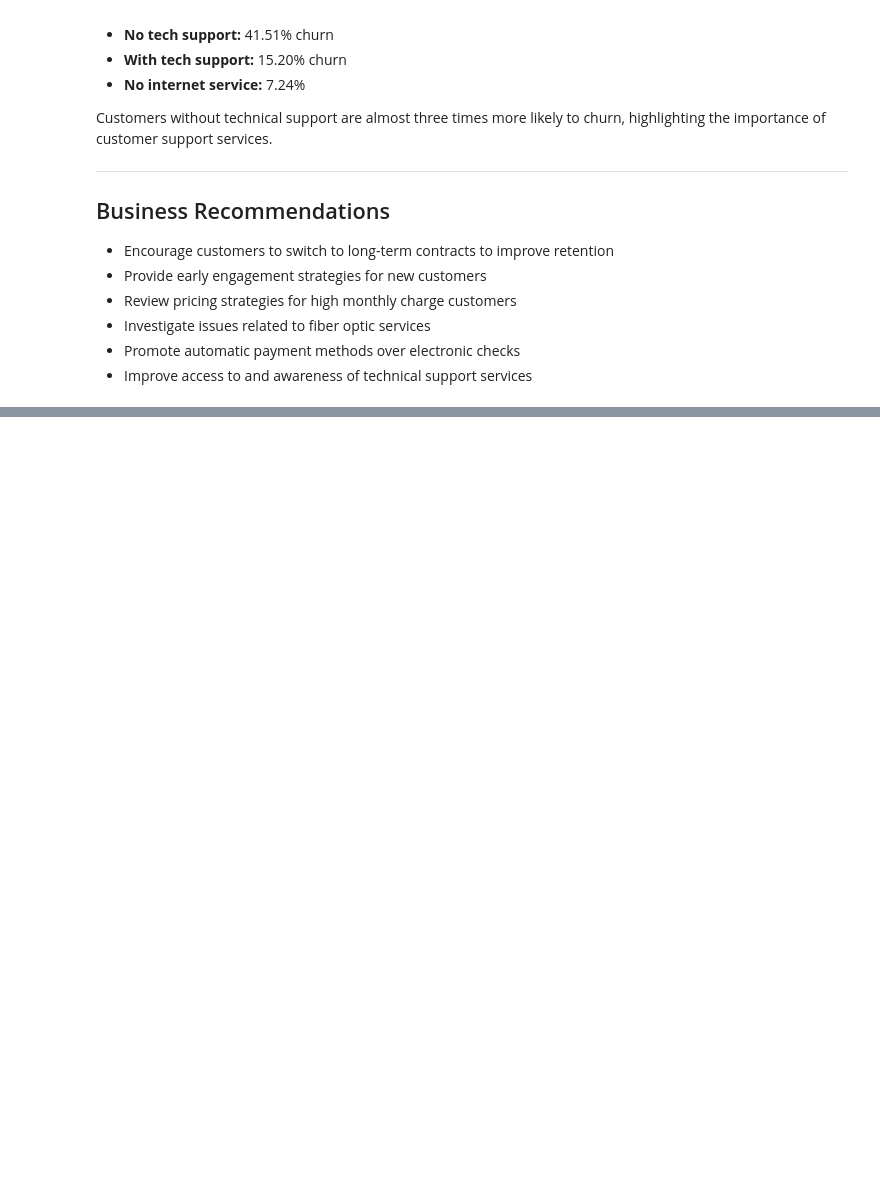
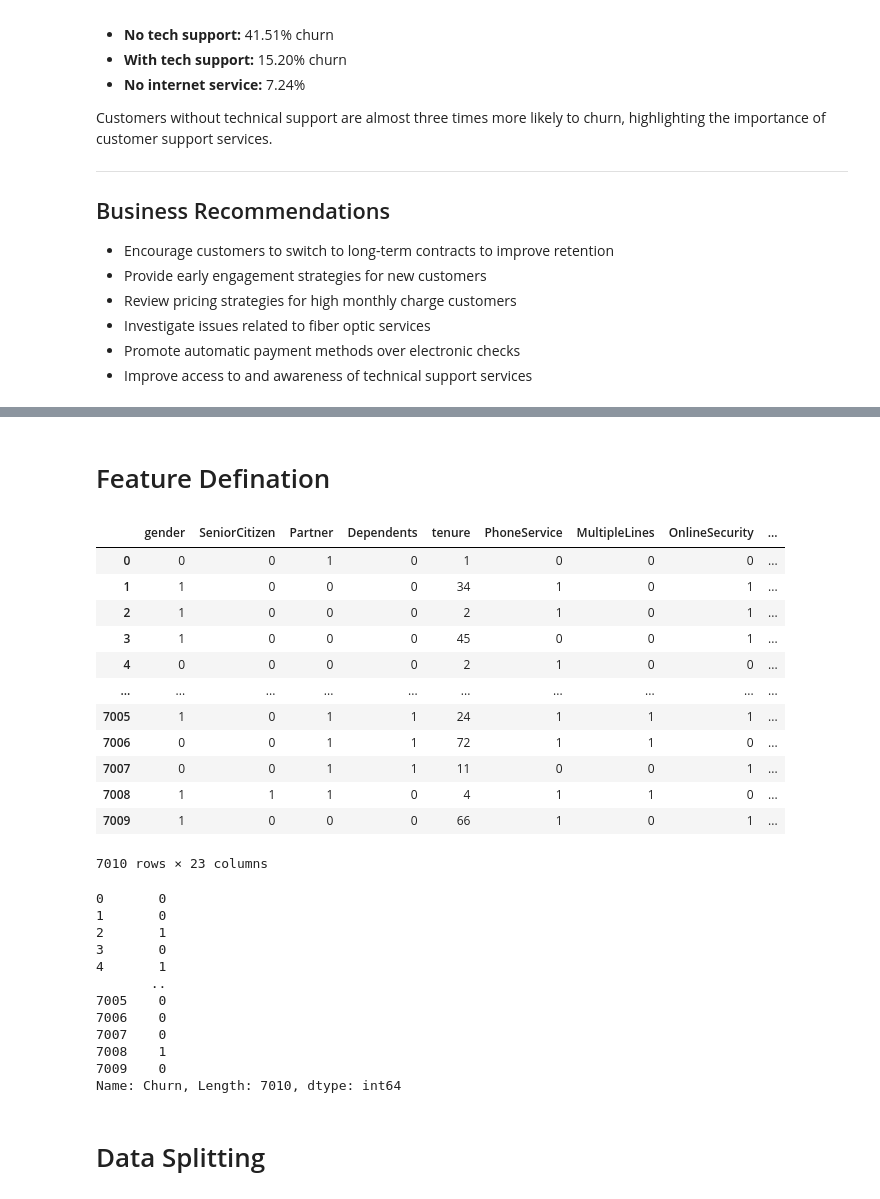
Before and after one commit to daneetjie/CYO_project, a Jupyter notebook: data_exploration_and_cleaning.ipynb, the cells around one changed output, grey strips where cells are left out. Saved outputs shown, nothing was run; the diff lists cells and outputs as text; code cells hidden in the pictures; blank space fills up the shorter version.

Commit message:
Added preprocessing pipeline and processed datasets

```diff
--- a/data_exploration_and_cleaning.ipynb
+++ b/data_exploration_and_cleaning.ipynb
@@ -323,0 +332,3 @@ Customers without technical support are almost three times more likely to churn,
+# %%
+df = pd.read_csv('clean_dataset.csv')
+df.head()
@@ -323,0 +438,17 @@ Customers without technical support are almost three times more likely to churn,
+# %%
+# replaces "no internet service" and "no phone service" values in the columns to "no". To keep binary consistency
+df.replace(
+    {
+        "no internet service" : "no",
+        "no phone service" : "no"
+
+    }, inplace =True
+)
+
+print(df['OnlineSecurity'].unique())
+print(df['OnlineBackup'].unique())
+print(df['MultipleLines'].unique())
+print(df['StreamingTV'].unique())
+print(df['DeviceProtection'].unique())
+print(df['TechSupport'].unique())
+print(df['StreamingMovies'].unique())
@@ -323,0 +465,12 @@ Customers without technical support are almost three times more likely to churn,
+# %%
+# manually encode textual binary columns to number, to prevent the addition of extra columns
+binary_columns = ['Partner', 'Dependents', 'PhoneService', 'MultipleLines',
+    'OnlineSecurity', 'OnlineBackup', 'DeviceProtection',
+    'TechSupport', 'StreamingTV', 'StreamingMovies', 'PaperlessBilling']
+
+for col in binary_columns :
+    df[col] =df[col].map({'yes':1, 'no':0})
+
+# Males:1, Females:0
+df['gender'] = df['gender'].map({'male':1, 'female':0})
+display(df.head())
@@ -323,0 +484,6 @@ Customers without technical support are almost three times more likely to churn,
+# %%
+# For columns with more than 2 categories, use one-hot encoding
+df_encoded = pd.get_dummies(df, columns=['Contract', 'InternetService', 'PaymentMethod'], drop_first=True)
+
+display(df_encoded.head())
+print('Shape after encoding:', df_encoded.shape)
@@ -323,0 +499,36 @@ Customers without technical support are almost three times more likely to churn,
+# %% [markdown]
+# Feature Defination
+# %%
+# Define the target column and the feautes used to predict the target
+x = df_encoded.drop(['Churn'], axis =1)
+y = df_encoded['Churn']
+
+display(x,y)
+# %% [output]
+|  | gender | SeniorCitizen | Partner | Dependents | tenure | PhoneService | MultipleLines | OnlineSecurity | ... |
+| 0 | 0 | 0 | 1 | 0 | 1 | 0 | 0 | 0 | ... |
+| 1 | 1 | 0 | 0 | 0 | 34 | 1 | 0 | 1 | ... |
+| 2 | 1 | 0 | 0 | 0 | 2 | 1 | 0 | 1 | ... |
+| 3 | 1 | 0 | 0 | 0 | 45 | 0 | 0 | 1 | ... |
+| 4 | 0 | 0 | 0 | 0 | 2 | 1 | 0 | 0 | ... |
+| ... | ... | ... | ... | ... | ... | ... | ... | ... | ... |
+| 7005 | 1 | 0 | 1 | 1 | 24 | 1 | 1 | 1 | ... |
+| 7006 | 0 | 0 | 1 | 1 | 72 | 1 | 1 | 0 | ... |
+| 7007 | 0 | 0 | 1 | 1 | 11 | 0 | 0 | 1 | ... |
+| 7008 | 1 | 1 | 1 | 0 | 4 | 1 | 1 | 0 | ... |
+| 7009 | 1 | 0 | 0 | 0 | 66 | 1 | 0 | 1 | ... |
+7010 rows × 23 columns
+0       0
+1       0
+2       1
+3       0
+4       1
+       ..
+7005    0
+7006    0
+7007    0
+7008    1
+7009    0
+Name: Churn, Length: 7010, dtype: int64
+# %% [markdown]
+# Data Splitting
```
Also changed, not shown: parts of 25 cells of this notebook, 4 other files.
